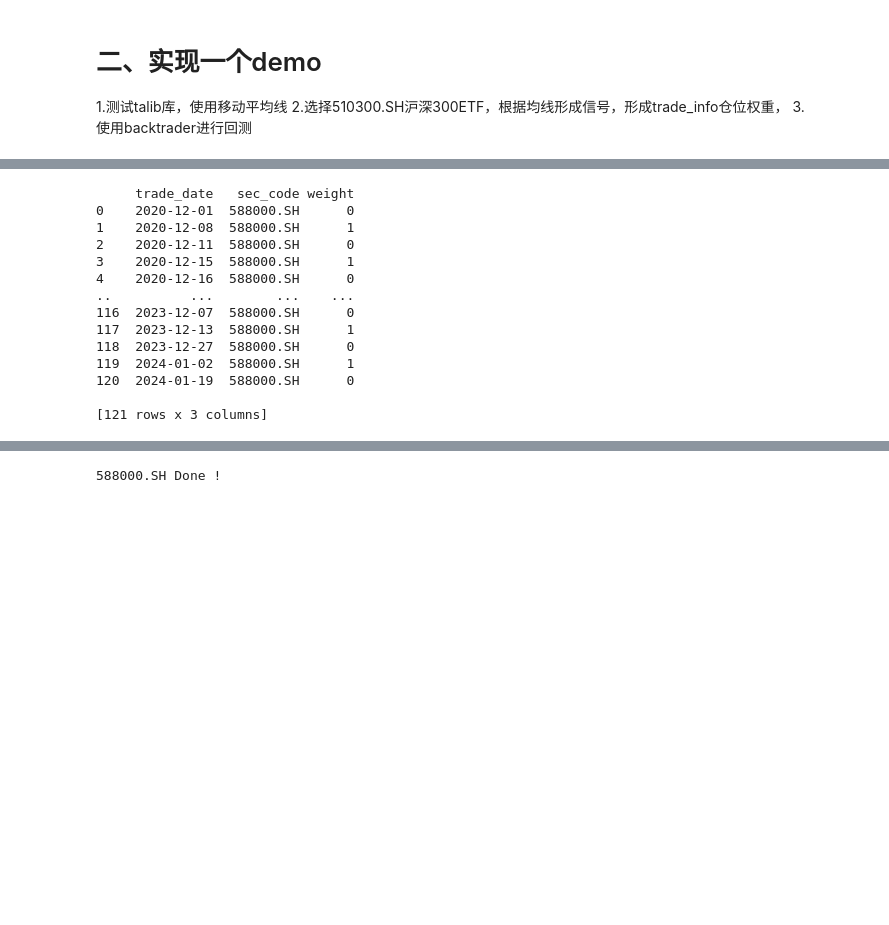
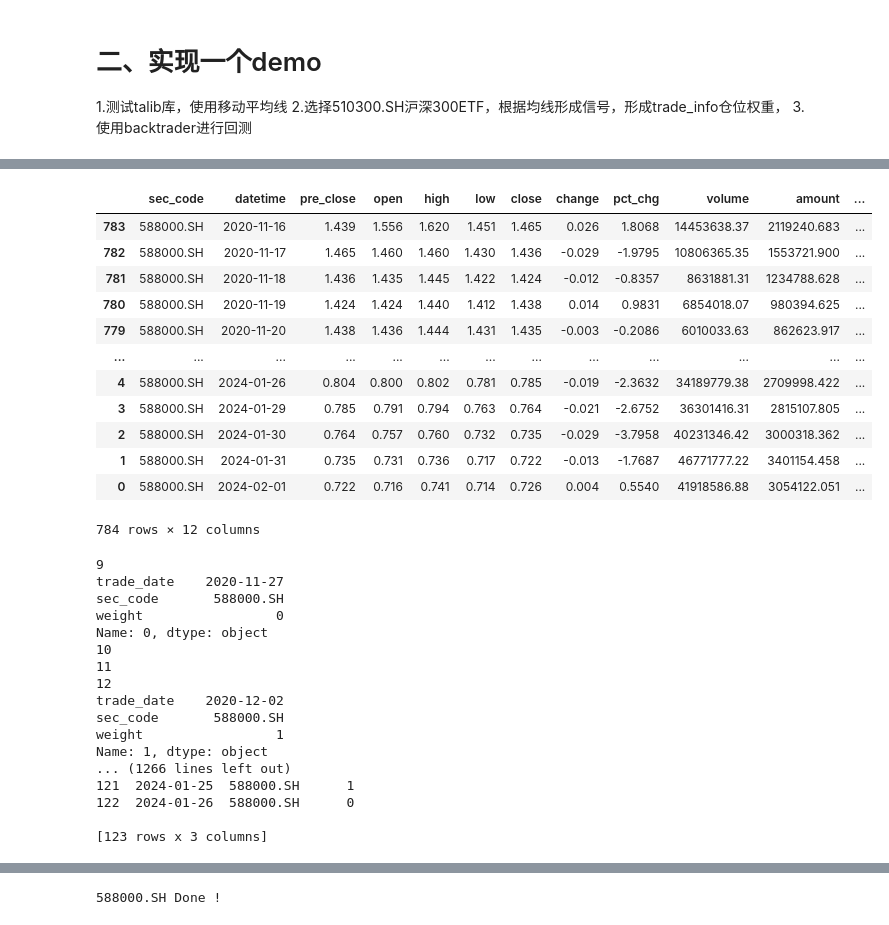
Before and after one commit to Gfafa/backtrader, a Jupyter notebook: 趋势交易数据.ipynb, the cells around one changed output, grey strips where cells are left out. Saved outputs shown, nothing was run; the diff lists cells and outputs as text; code cells hidden in the pictures; blank space fills up the shorter version.

```diff
--- a/趋势交易数据.ipynb
+++ b/趋势交易数据.ipynb
@@ -107,0 +103,16 @@ df_daily
+# %%
+df_daily
+# %% [output]
+|  | sec_code | datetime | pre_close | open | high | low | close | change | pct_chg | volume | amount | ... |
+| 783 | 588000.SH | 2020-11-16 | 1.439 | 1.556 | 1.620 | 1.451 | 1.465 | 0.026 | 1.8068 | 14453638.37 | 2119240.683 | ... |
+| 782 | 588000.SH | 2020-11-17 | 1.465 | 1.460 | 1.460 | 1.430 | 1.436 | -0.029 | -1.9795 | 10806365.35 | 1553721.900 | ... |
+| 781 | 588000.SH | 2020-11-18 | 1.436 | 1.435 | 1.445 | 1.422 | 1.424 | -0.012 | -0.8357 | 8631881.31 | 1234788.628 | ... |
+| 780 | 588000.SH | 2020-11-19 | 1.424 | 1.424 | 1.440 | 1.412 | 1.438 | 0.014 | 0.9831 | 6854018.07 | 980394.625 | ... |
+| 779 | 588000.SH | 2020-11-20 | 1.438 | 1.436 | 1.444 | 1.431 | 1.435 | -0.003 | -0.2086 | 6010033.63 | 862623.917 | ... |
+| ... | ... | ... | ... | ... | ... | ... | ... | ... | ... | ... | ... | ... |
+| 4 | 588000.SH | 2024-01-26 | 0.804 | 0.800 | 0.802 | 0.781 | 0.785 | -0.019 | -2.3632 | 34189779.38 | 2709998.422 | ... |
+| 3 | 588000.SH | 2024-01-29 | 0.785 | 0.791 | 0.794 | 0.763 | 0.764 | -0.021 | -2.6752 | 36301416.31 | 2815107.805 | ... |
+| 2 | 588000.SH | 2024-01-30 | 0.764 | 0.757 | 0.760 | 0.732 | 0.735 | -0.029 | -3.7958 | 40231346.42 | 3000318.362 | ... |
+| 1 | 588000.SH | 2024-01-31 | 0.735 | 0.731 | 0.736 | 0.717 | 0.722 | -0.013 | -1.7687 | 46771777.22 | 3401154.458 | ... |
+| 0 | 588000.SH | 2024-02-01 | 0.722 | 0.716 | 0.741 | 0.714 | 0.726 | 0.004 | 0.5540 | 41918586.88 | 3054122.051 | ... |
+784 rows × 12 columns
@@ -111,7 +124,8 @@ sma = ta.SMA(df_daily.close,timeperiod=10)
 sec_code='588000.SH'
 for i in range(len(df_daily)):
     if not np.isnan(sma[i]):
-        trade_date = df_daily['trade_date'][i]
+        print(i)
+        trade_date = df_daily['datetime'][i]
         if df_daily['close'][i] > sma[i]:
             weight = 1
         else:
@@ -128,17 +142,20 @@ df_trade.reset_index(drop=True, inplace=True)
 df_trade['trade_date'] = df_trade['trade_date'].str.replace(r'(\d{4})(\d{2})(\d{2})', r'\1-\2-\3')
 print(df_trade)
 # %% [output]
-     trade_date   sec_code weight
-0    2020-12-01  588000.SH      0
-1    2020-12-08  588000.SH      1
-2    2020-12-11  588000.SH      0
-3    2020-12-15  588000.SH      1
-4    2020-12-16  588000.SH      0
-..          ...        ...    ...
-116  2023-12-07  588000.SH      0
-117  2023-12-13  588000.SH      1
-118  2023-12-27  588000.SH      0
-119  2024-01-02  588000.SH      1
-120  2024-01-19  588000.SH      0
+9
+trade_date    2020-11-27
+sec_code       588000.SH
+weight                 0
+Name: 0, dtype: object
+10
+11
+12
+trade_date    2020-12-02
+sec_code       588000.SH
+weight                 1
+Name: 1, dtype: object
+... (1266 lines left out)
+121  2024-01-25  588000.SH      1
+122  2024-01-26  588000.SH      0
 
-[121 rows x 3 columns]
+[123 rows x 3 columns]
```
Also changed, not shown: parts of 14 cells of this notebook, 3 other files.
